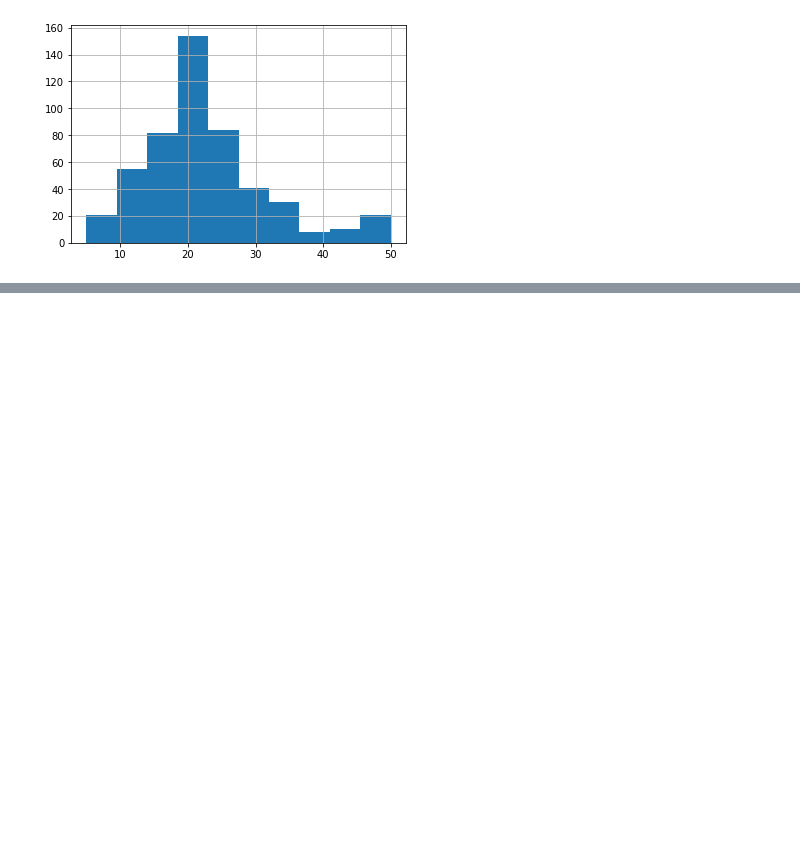
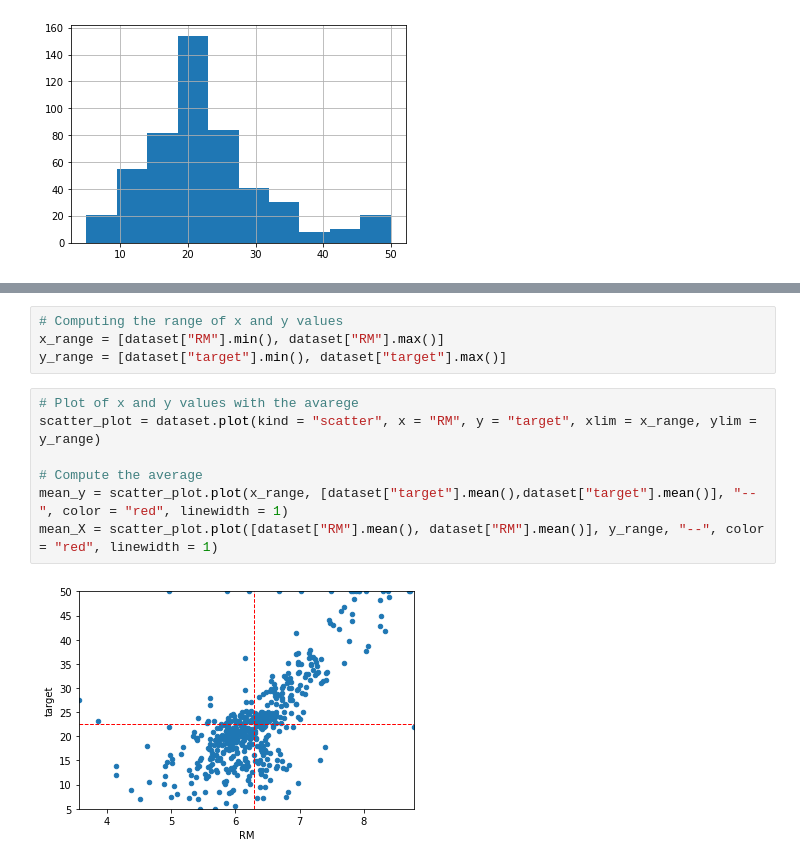
Before and after one commit to ralsouza/machine_learning, a Jupyter notebook: notebooks/01_simple_linear_regression.ipynb, the cells around one changed output, grey strips where cells are left out. Cells and saved outputs as stored; diff of their text form; blank space fills up the shorter version.

```diff
--- a/notebooks/01_simple_linear_regression.ipynb
+++ b/notebooks/01_simple_linear_regression.ipynb
@@ -76,0 +115,13 @@ plt.show()
+# %%
+# Computing the range of x and y values
+x_range = [dataset["RM"].min(), dataset["RM"].max()]
+y_range = [dataset["target"].min(), dataset["target"].max()]
+# %%
+# Plot of x and y values with the avarege
+scatter_plot = dataset.plot(kind = "scatter", x = "RM", y = "target", xlim = x_range, ylim = y_range)
+
+# Compute the average
+mean_y = scatter_plot.plot(x_range, [dataset["target"].mean(),dataset["target"].mean()], "--", color = "red", linewidth = 1)
+mean_X = scatter_plot.plot([dataset["RM"].mean(), dataset["RM"].mean()], y_range, "--", color = "red", linewidth = 1)
+# %% [output]
+[figure, added]
```
Also changed, not shown: parts of 8 cells of this notebook.
